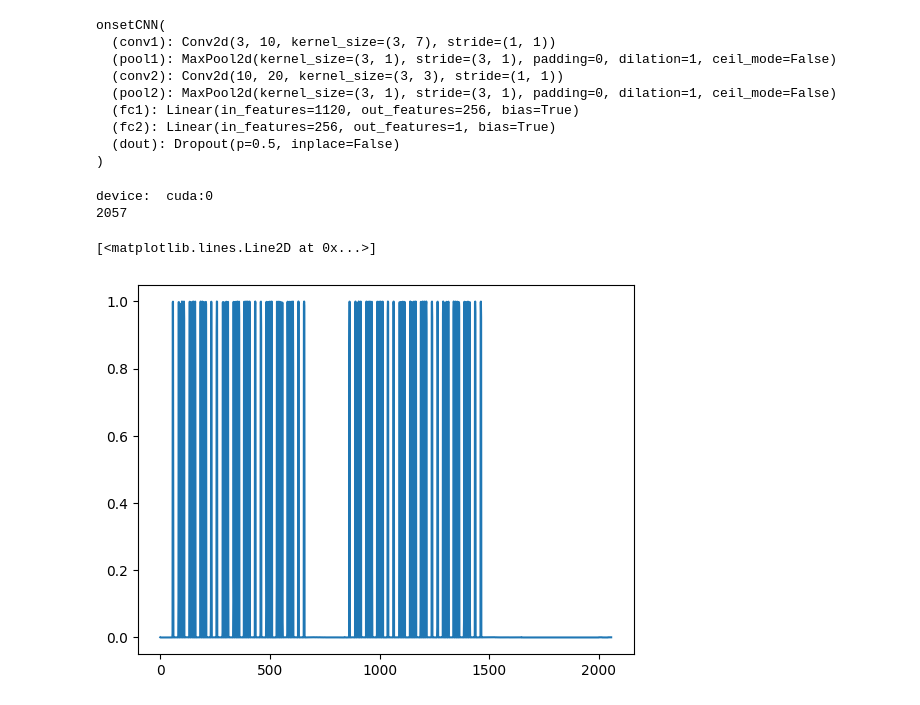
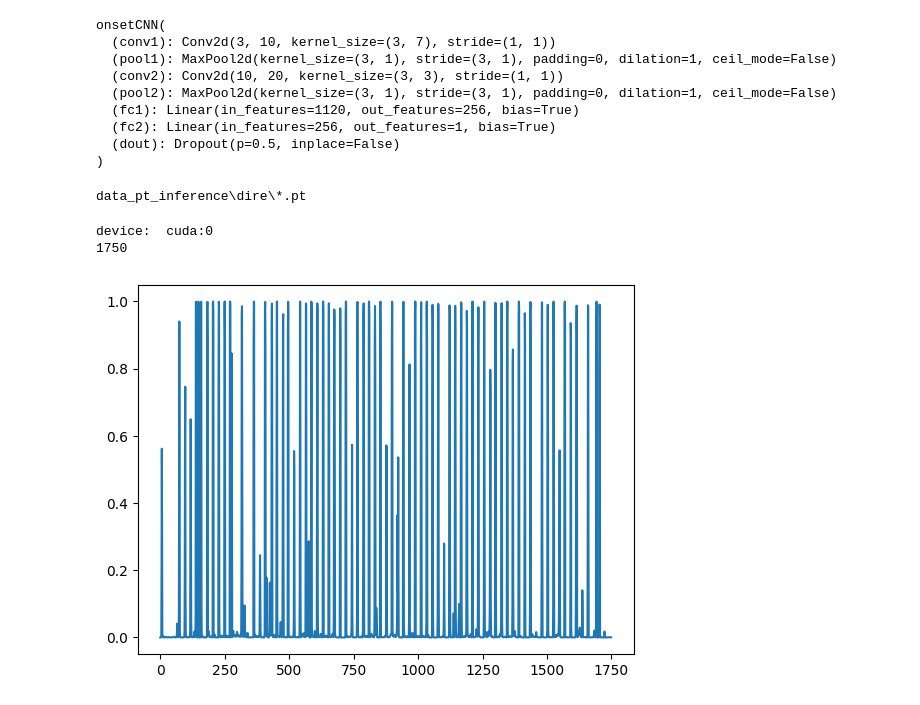
Before and after one commit to senyuanfan/cnn-onset-detection, a Jupyter notebook: inference.ipynb, the cells around one changed output. Drawn from its saved outputs; the diff is of its cells as text; code cells hidden in the pictures.

Commit message:
inference update

```diff
--- a/inference.ipynb
+++ b/inference.ipynb
@@ -18,16 +18,19 @@ os.environ['KMP_DUPLICATE_LIB_OK']='True'
 # %% [markdown]
 Load Song, Calculate Mean and STD of Song
 # %%
-audio_name = 'castanet'
+instrument = 'dire'
 audio_format = '.wav'
-save_dir = './data_pt_inference'
+save_dir = os.path.join('data_pt_inference', instrument)
+
+if(os.path.isdir(save_dir) == False):
+    os.mkdir(save_dir)
 
 means_song=[np.array([]),np.array([]),np.array([])]
 stds_song=[np.array([]),np.array([]),np.array([])]
 
 
 #load audio
-x,fs=librosa.load(audio_name+audio_format, sr=44100)
+x,fs=librosa.load(instrument+audio_format, sr=44100)
 
 #get mel spectrogram
 
@@ -53,3 +56,5 @@ stds_song[2]=np.std(melgram3,1)
 # prepare for data generation
 means = means_song
 stds = stds_song
+
+print('save_dir: ', save_dir)
@@ -148,24 +153,28 @@ onsetCNN(
   (dout): Dropout(p=0.5, inplace=False)
 )
 # %%
-save_dir = './data_pt_inference'
+# save_dir = './data_pt_inference'
 
 odf=np.array([])
 
-n_files=len(glob.glob('./data_pt_inference/*.pt'))
+print(os.path.join(save_dir,'*.pt'))
+
+n_files=len(glob.glob(os.path.join(save_dir,'*.pt')))
 for i_file in range(n_files):
     x=torch.load(os.path.join(save_dir,'%d.pt'%i_file)).to(device)
     x=x.unsqueeze(0)
     y=model(x).squeeze().cpu().detach().numpy()
     odf=np.append(odf,y)
+# %% [output]
+data_pt_inference\dire\*.pt
 # %%
 print('device: ', device)
 print(len(odf))
 # %% [output]
 device:  cuda:0
-2057
+1750
 # %%
 plt.plot(odf)
+np.save(instrument+'_output', odf)
 # %% [output]
-[<matplotlib.lines.Line2D at 0x...>]
-[figure, old version]
+[figure, new version]
```
Also changed, not shown: parts of 2 cells of this notebook, 5 other files.
